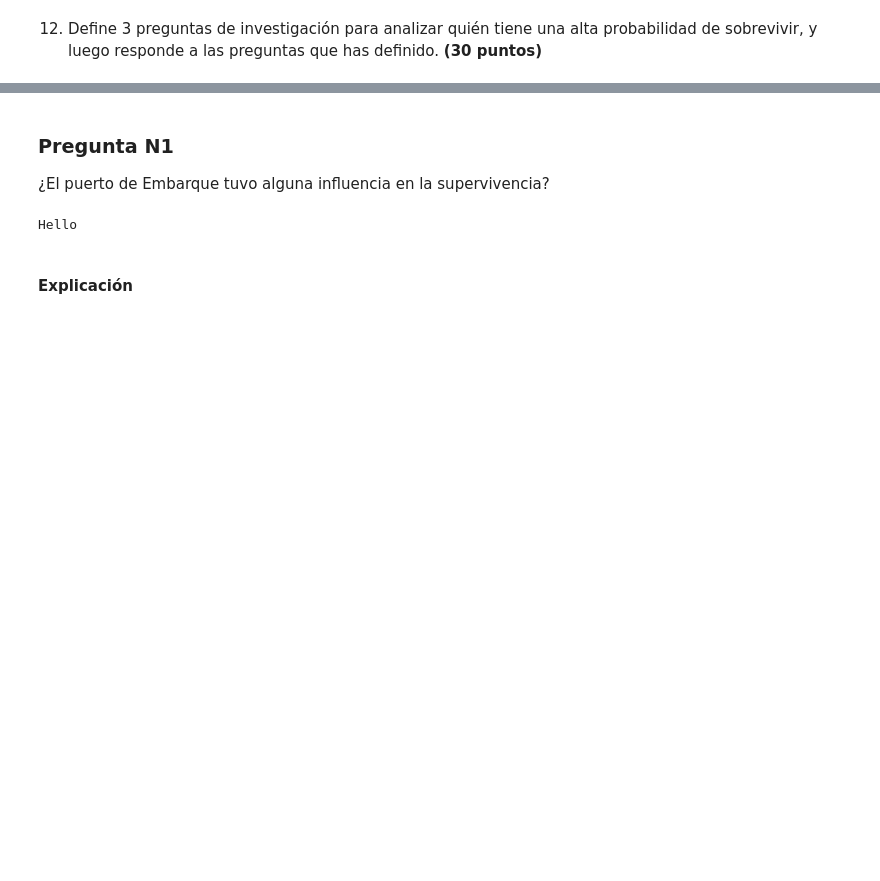
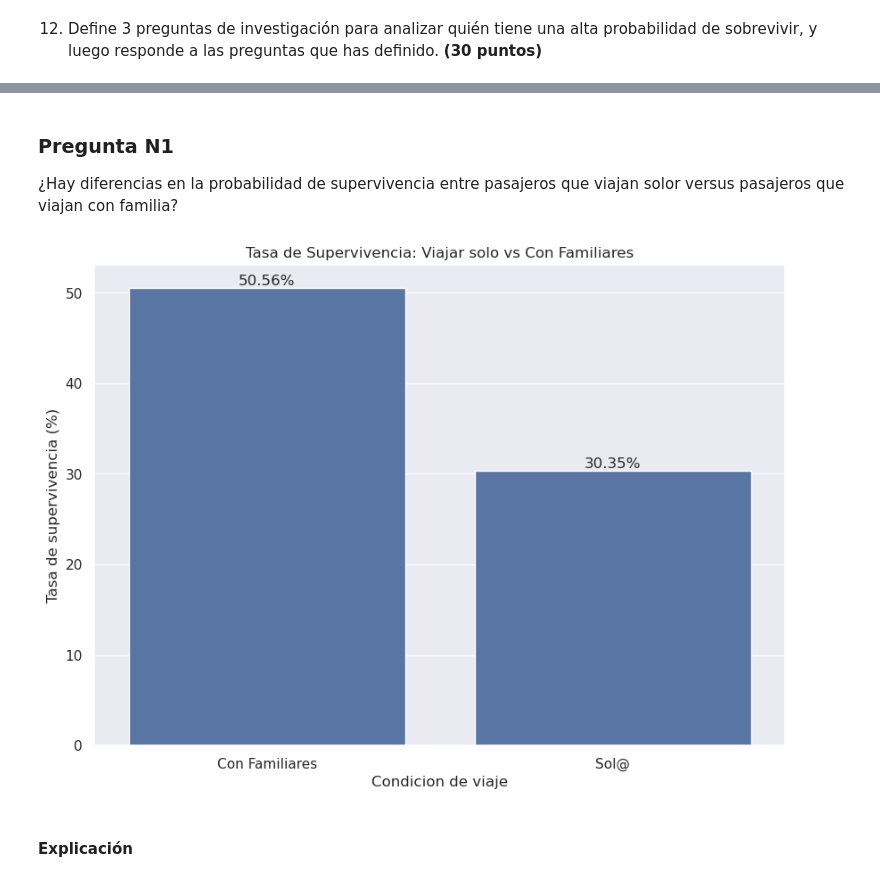
Before and after one commit to andruudev/Titanic-Analisis---Kruger-Instituto-Xponencial, a Jupyter notebook: trabajo_fin_modulo.ipynb, the cells around one changed output, grey strips where cells are left out. Drawn from its saved outputs; the diff is of its cells as text; code cells hidden in the pictures; blank space fills up the shorter version.

```diff
--- a/trabajo_fin_modulo.ipynb
+++ b/trabajo_fin_modulo.ipynb
@@ -281,8 +282,3 @@ Como aclaratorio los datos de Sex y Embarked no se incluyeron al no ser numéric
 ## Parte 2 - Análisis continuo
 # %% [markdown]
 12. Define 3 preguntas de investigación para analizar quién tiene una alta probabilidad de sobrevivir, y luego responde a las preguntas que has definido. **(30 puntos)**
-# %%
-# Aclaración
-"""Para realizar este análisis convertí la columna 'Sex' y 'Embarked' a numéricas para poder tomarlas en cuenta y poder hacer un análisis mas conciso """
-#Columna 'Sex' a numérica
-datos_titanic['Sex'] = datos_titanic['Sex'].map({'male': 1, 'female': 2})
@@ -302,11 +285,24 @@ datos_titanic.head()
-# %% [markdown]
-### Pregunta N1
-¿El puerto de Embarque tuvo alguna influencia en la supervivencia?
-# %%
-#Código
-print('Hello')
-# %% [output]
-Hello
+# %% [markdown]
+### Pregunta N1
+¿Hay diferencias en la probabilidad de supervivencia entre pasajeros que viajan solor versus  pasajeros que viajan con familia?
+# %%
+#Código
+datos_titanic['ViajaSolo'] = np.where((datos_titanic['SibSp'] == 0) & (datos_titanic['Parch'] == 0), 'Sol@', 'Con Familiares' )
+
+sobreviviente_viaje_solo = datos_titanic.groupby('ViajaSolo')['Survived'].mean() * 100
+
+#Graficamos
+plt.figure(figsize=(10,7))
+ax = sbn.barplot( x=sobreviviente_viaje_solo.index, y=sobreviviente_viaje_solo.values)
+
+#Añadimos las etiquetas
+ax.bar_label(ax.containers[0], fmt='%.2f%%')
+plt.title('Tasa de Supervivencia: Viajar solo vs Con Familiares')
+plt.xlabel('Condicion de viaje')
+plt.ylabel('Tasa de supervivencia (%)')
+plt.show()
+# %% [output]
+[figure, added]
 # %% [markdown]
 #### Explicación
 # %% [markdown]
```
Also changed, not shown: parts of 15 cells of this notebook.
